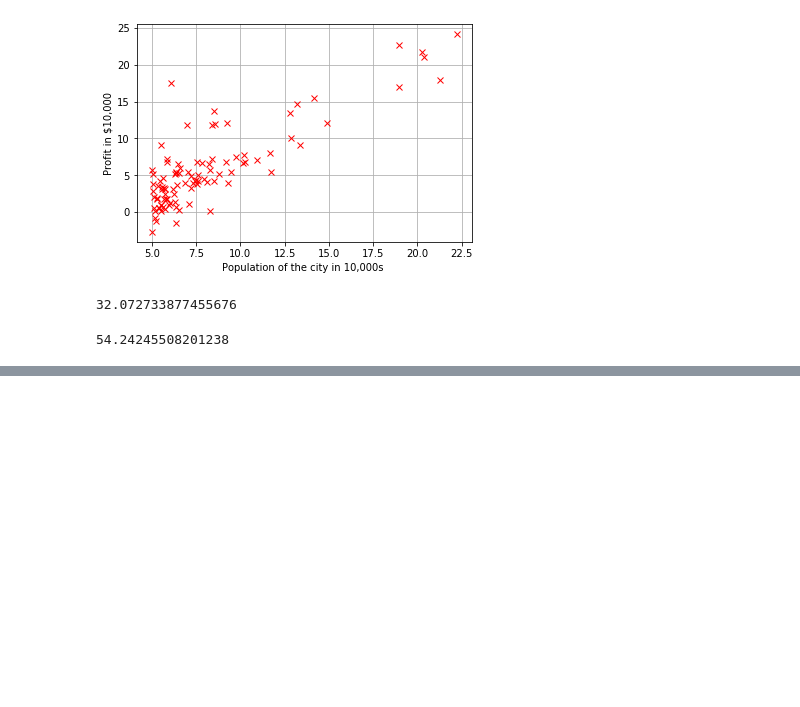
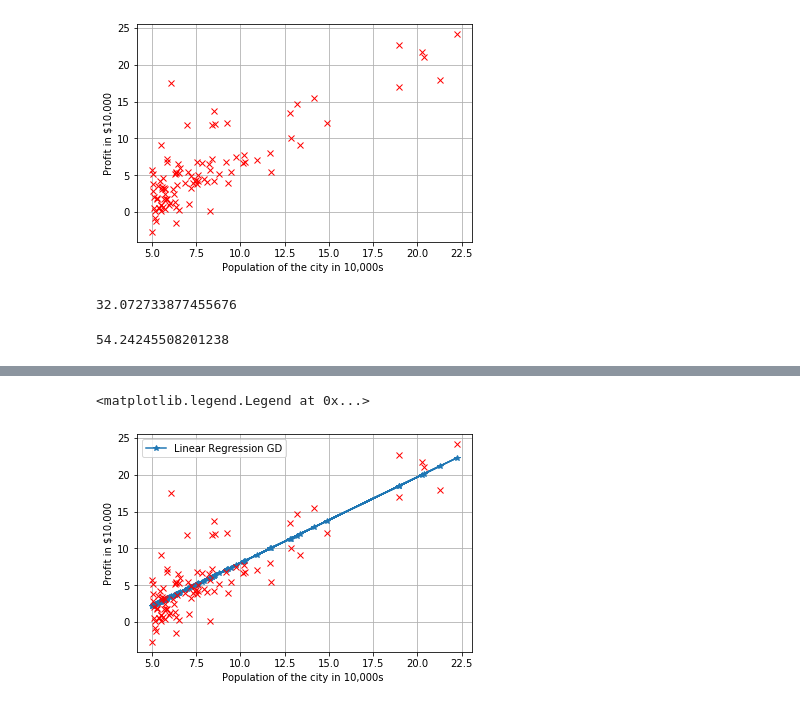
Before and after one commit to dabarbosa10/MLStanford, a Jupyter notebook: Week2.ipynb, the cells around one changed output, grey strips where cells are left out. Saved outputs shown, nothing was run; the diff lists cells and outputs as text; code cells hidden in the pictures; blank space fills up the shorter version.

```diff
--- a/Week2.ipynb
+++ b/Week2.ipynb
@@ -36,0 +61,10 @@ ComputeCost(X1,Y,np.array([-1,2]))
+# %%
+plt.plot(X1[:,1],np.matmul(X1,th),'*-',label='Linear Regression GD')
+plt.plot(X,Y,'rx')
+plt.xlabel('Population of the city in 10,000s ')
+plt.ylabel('Profit in $10,000')
+plt.grid()
+plt.legend()
+# %% [output]
+<matplotlib.legend.Legend at 0x...>
+[figure, added]
```
Also changed, not shown: parts of 4 cells of this notebook.
